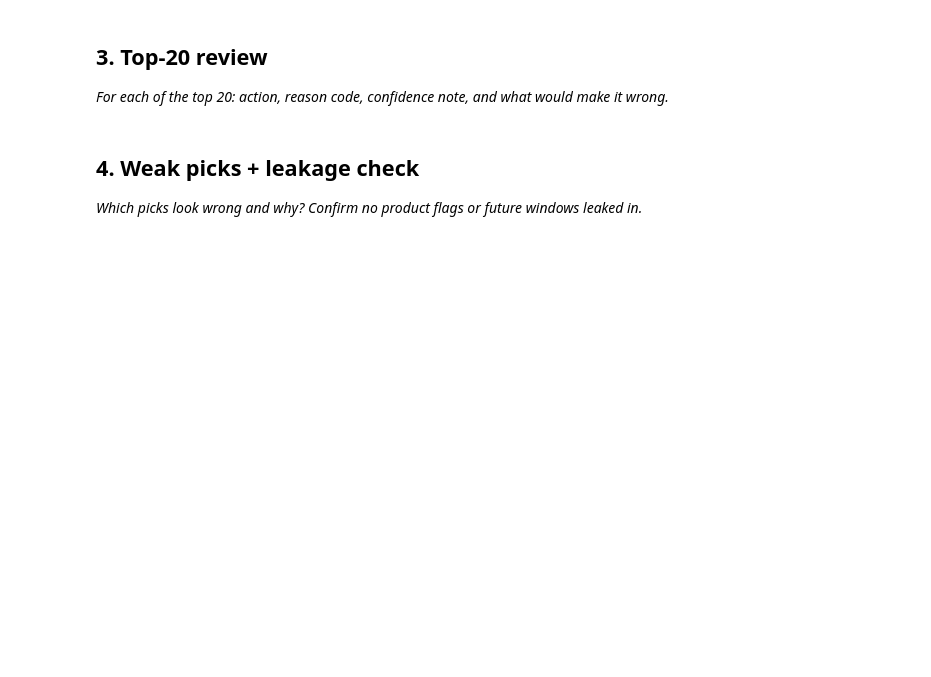
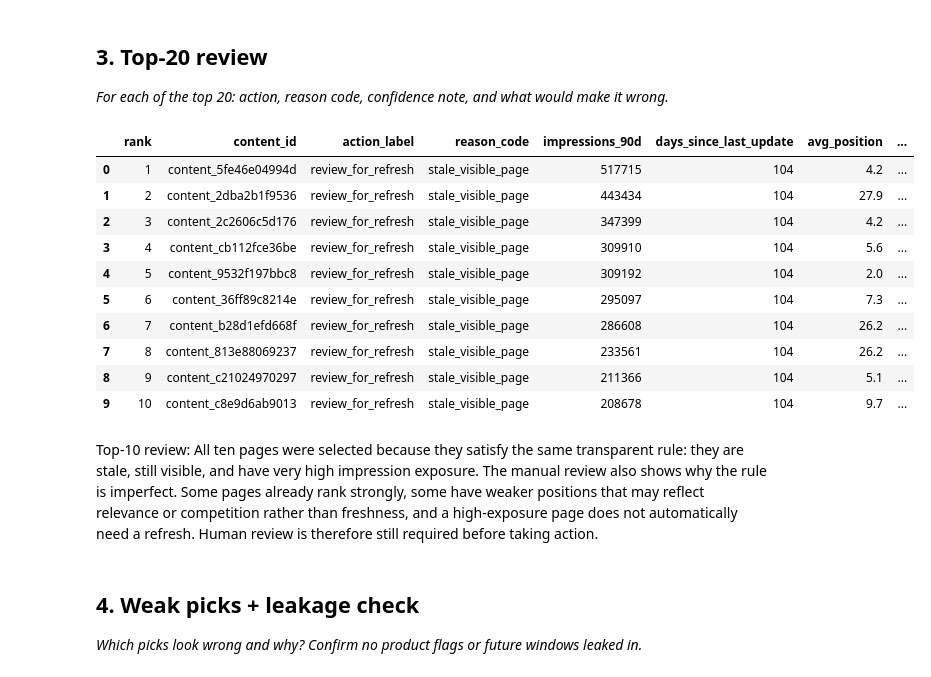
Before and after one commit to MuhammadTalha-pk/ML-Internship-Task1, a Jupyter notebook: work/notebooks/w04_baseline_score.ipynb, the cells around one changed output. Cells and saved outputs as stored; diff of their text form; code cells hidden in the pictures; blank space fills up the shorter version.

```diff
--- a/work/notebooks/w04_baseline_score.ipynb
+++ b/work/notebooks/w04_baseline_score.ipynb
@@ -30,3 +240,77 @@ This skeleton is yours to fill. Work the sections **in order** — each one has
+# %%
+top10_review = queue_output.head(10).copy()
+
+def review_reason(row):
+    return (
+        f"Stale for {int(row['days_since_last_update'])} days "
+        f"with {int(row['impressions_90d']):,} impressions; "
+        "ranked highly because exposure is large."
+    )
+
+def confidence_note(row):
+    pos = row["avg_position"]
+
+    if 0 < pos <= 10:
+        return "Medium-high: strong visibility, but freshness may not be the real problem."
+    elif 10 < pos <= 20:
+        return "Medium: visible page, but ranking position may also matter."
+    else:
+        return "Medium-low: high exposure exists, but weaker position may have causes unrelated to freshness."
+
+def wrong_reason(row):
+    pos = row["avg_position"]
+    ctr = row["ctr"]
+
+    if 0 < pos <= 3:
+        return "The page may already perform strongly; refreshing it could be unnecessary."
+    elif ctr == 0:
+        return "The real issue may be snippet/intent mismatch rather than content freshness."
+    elif pos > 20:
+        return "Weak position may come from relevance, competition, or demand rather than staleness."
+    else:
+        return "Seasonality, consolidation, or another factor could explain performance instead of freshness."
+
+top10_review["why_it_is_here"] = top10_review.apply(
+    review_reason, axis=1
+)
+
+top10_review["confidence_note"] = top10_review.apply(
+    confidence_note, axis=1
+)
+
+top10_review["what_would_make_it_wrong"] = top10_review.apply(
+    wrong_reason, axis=1
+)
+
+review_columns = [
+    "rank",
+    "content_id",
+    "action_label",
+    "reason_code",
+    "impressions_90d",
+    "days_since_last_update",
+    "avg_position",
+    "ctr",
+    "why_it_is_here",
+    "confidence_note",
+    "what_would_make_it_wrong"
+]
+
+top10_review[review_columns]
+# %% [output]
+|  | rank | content_id | action_label | reason_code | impressions_90d | days_since_last_update | avg_position | ... |
+| 0 | 1 | content_5fe46e04994d | review_for_refresh | stale_visible_page | 517715 | 104 | 4.2 | ... |
+| 1 | 2 | content_2dba2b1f9536 | review_for_refresh | stale_visible_page | 443434 | 104 | 27.9 | ... |
+| 2 | 3 | content_2c2606c5d176 | review_for_refresh | stale_visible_page | 347399 | 104 | 4.2 | ... |
+| 3 | 4 | content_cb112fce36be | review_for_refresh | stale_visible_page | 309910 | 104 | 5.6 | ... |
+| 4 | 5 | content_9532f197bbc8 | review_for_refresh | stale_visible_page | 309192 | 104 | 2.0 | ... |
+| 5 | 6 | content_36ff89c8214e | review_for_refresh | stale_visible_page | 295097 | 104 | 7.3 | ... |
+| 6 | 7 | content_b28d1efd668f | review_for_refresh | stale_visible_page | 286608 | 104 | 26.2 | ... |
+| 7 | 8 | content_813e88069237 | review_for_refresh | stale_visible_page | 233561 | 104 | 26.2 | ... |
+| 8 | 9 | content_c21024970297 | review_for_refresh | stale_visible_page | 211366 | 104 | 5.1 | ... |
+| 9 | 10 | content_c8e9d6ab9013 | review_for_refresh | stale_visible_page | 208678 | 104 | 9.7 | ... |
+# %% [markdown]
+Top-10 review: All ten pages were selected because they satisfy the same transparent rule: they are stale, still visible, and have very high impression exposure. The manual review also shows why the rule is imperfect. Some pages already rank strongly, some have weaker positions that may reflect relevance or competition rather than freshness, and a high-exposure page does not automatically need a refresh. Human review is therefore still required before taking action.
 # %% [markdown]
 ## 4. Weak picks + leakage check
 
```
Also changed, not shown: parts of 12 cells of this notebook.
